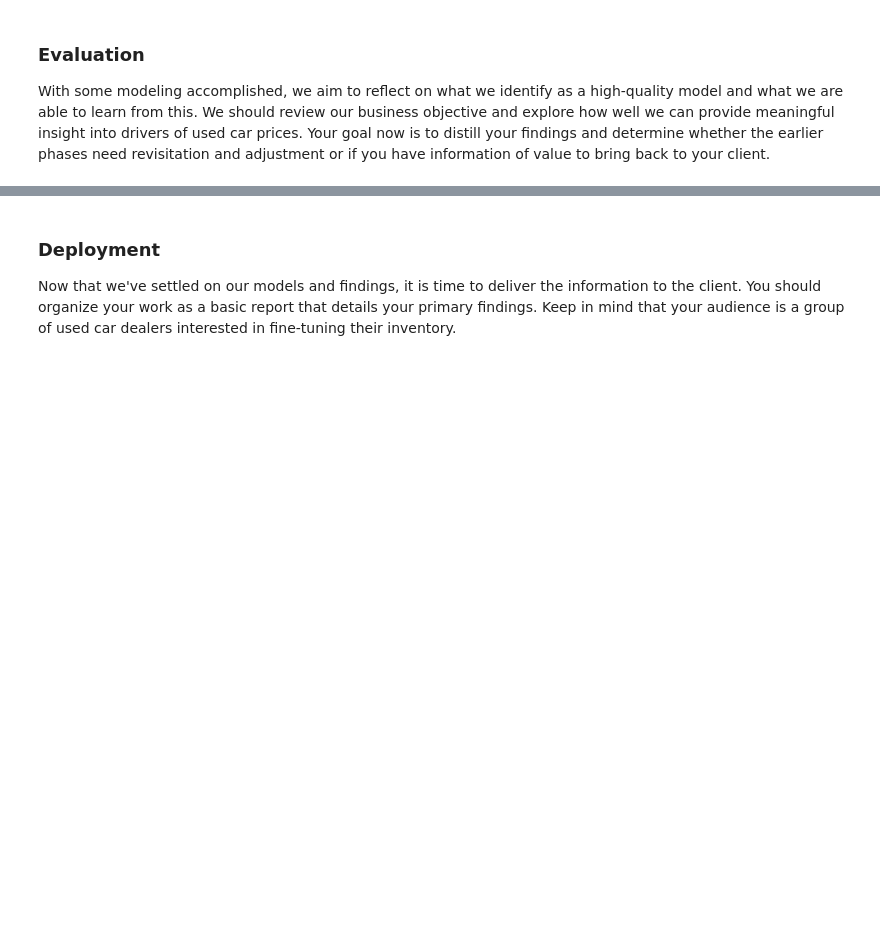
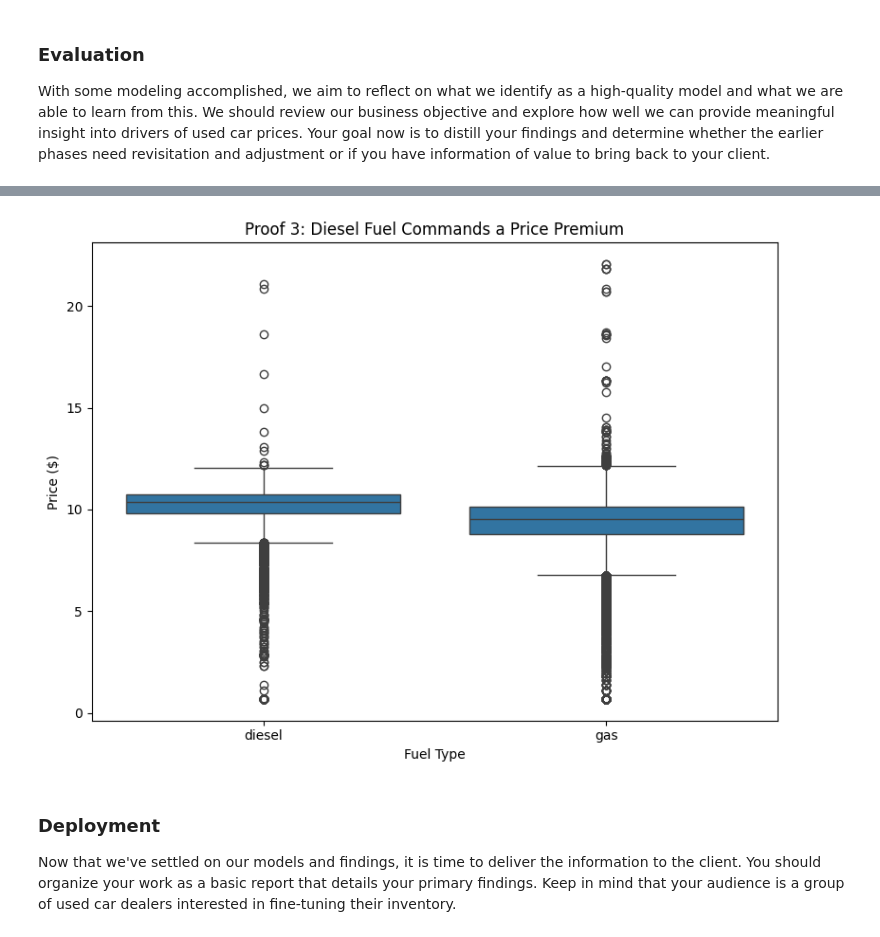
Before and after one commit to kapilsharma2411/Assignment11_1, a Jupyter notebook: PracticalApplication11_1.ipynb, the cells around one changed output, grey strips where cells are left out. Cells and saved outputs as stored; diff of their text form; code cells hidden in the pictures; blank space fills up the shorter version.

```diff
--- a/PracticalApplication11_1.ipynb
+++ b/PracticalApplication11_1.ipynb
@@ -196,3 +339,18 @@ With some modeling accomplished, we aim to reflect on what we identify as a high
+# %%
+#3: Value Diesel Fuel ---
+# Boxplot comparing Diesel fuel type against the highest volume fuel type (likely Gas)
+df_fuel = df[df['fuel'].isin(['diesel', 'gas'])]
+
+plt.figure(figsize=(8, 6))
+sns.boxplot(x='fuel', y='log_price', data=df_fuel, order=['diesel', 'gas'])
+plt.title('Proof 3: Diesel Fuel Commands a Price Premium')
+plt.xlabel('Fuel Type')
+plt.ylabel('Price ($)')
+plt.tight_layout()
+plt.savefig('proof_3_diesel_vs_gas_price.png')
+plt.show()
+# %% [output]
+[figure, added]
 # %% [markdown]
 ### Deployment
 
```
Also changed, not shown: parts of 16 cells of this notebook, 3 other files.
